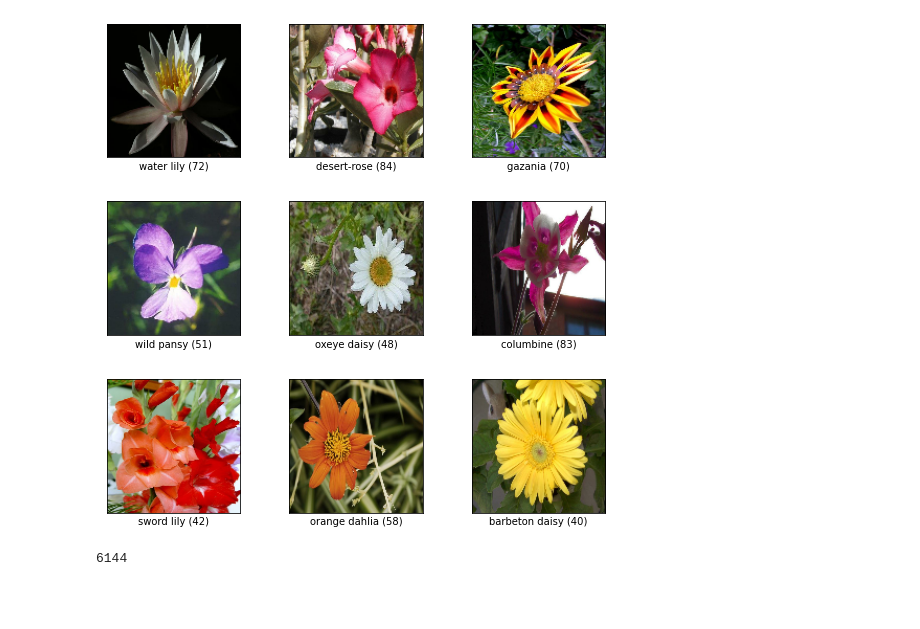
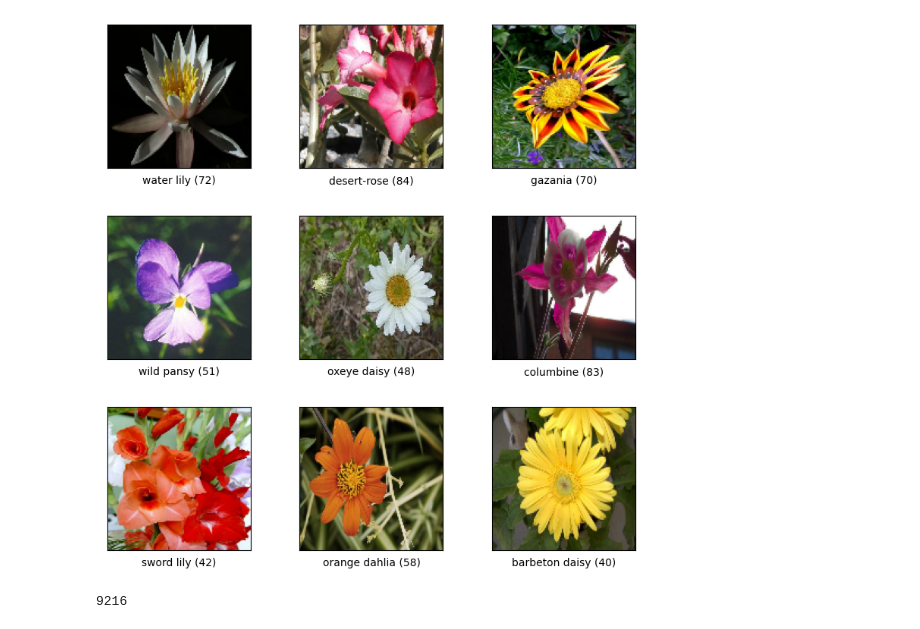
Before and after one commit to mud66/Int2, a Jupyter notebook: FlowersNNV4 (3).ipynb, the cells around one changed output. Drawn from its saved outputs; the diff is of its cells as text; code cells hidden in the pictures; blank space fills up the shorter version.

```diff
--- a/FlowersNNV4 (3).ipynb
+++ b/FlowersNNV4 (3).ipynb
@@ -24,6 +24,7 @@ import random
 
 #This gets the images ready
 shape = (128, 128, 3)
+big_shape = (200,200,3)
 n_labels = 102
 def normalize_img(img, label):
     img = tf.image.resize(img,shape[:2])
@@ -56,17 +57,18 @@ def randomize_img3(img, label):
     img = tf.image.random_contrast(img,0.3,0.9)
     return (img, label)
 
-def randomize_img4(img, label):
+def randomize_saturation(img, label):
     img = tf.image.random_saturation(img, 0.5,0.9)
     img = tf.image.random_hue(img, 0.2)
     return (img, label)
 
-def randomize_img5(img, label):
+
+def randomize_brightness(img, label):
     img = tf.image.random_brightness(img,0.15)
     img = tf.image.random_contrast(img,0.3,0.9)
     return (img, label)
 
-def randomize_img6(img, label):
+def random_flip_img(img, label):
     img = tf.image.random_flip_left_right(img)
     return (img, label)
 
@@ -74,56 +76,97 @@ def rotate_img(img, label):
     img = tfa.image.rotate(img, angles=0.5)
     return (img, label)
 
+def random_crop(img, label):
+    img = tf.image.resize(img,big_shape[:2])
+    img = tf.image.random_crop(img, (128,128,3))
+    return (img, label)
+
 def random_move_img(img, label):
+    img = tfa.image.rotate(img, angles=random.uniform(-0.5, 0.5))
     img = tfa.image.translate(img, [np.random.random()*30-15,np.random.random()*30-15])
+    return (img, label)
+
+
+
+def random_randomthings(img, label):
+    for i in range (0,random.randint(1,4)):
+        random_value = random.randint(0,6)
+        if random_value == 0:
+            img, label = random_flip_img(img, label)
+        elif random_value == 1:
+            img, label = random_move_img(img, label)
+        elif random_value == 2:
+            img, label = randomize_brightness(img, label)
+        elif random_value == 3:
+            img, label = randomize_brightness(img, label)
+        elif random_value == 4:
+            img, label = randomize_saturation(img, label)
+        elif random_value == 5:
+            img =  tf.image.random_contrast(img,0.3,0.9)
+        # elif random_value == 6:
+        #     img, label = random_crop(img, label)
+
     return (img, label)
 
 
 AUTOTUNE = tf.data.experimental.AUTOTUNE
 BATCH_SIZE = 64
 ds_train = ds_train.map(normalize_img, num_parallel_calls=AUTOTUNE)
-ds_aug_train = ds_train.map(randomize_img1)
 
-
-ds_aug_train2 = ds_train.map(randomize_img2)
+ds_aug_train = ds_train.map(random_randomthings)
+ds_aug_train2 = ds_train.map(random_randomthings)
 ds_temp_train = ds_aug_train.concatenate(ds_aug_train2)
 
-ds_aug_train = ds_train.map(randomize_img5)
+ds_aug_train = ds_train.map(random_move_img)
 ds_temp_train = ds_temp_train.concatenate(ds_aug_train)
 
-ds_aug_train = ds_train.map(rotate_img)
-ds_aug_train = ds_aug_train.map(random_move_img)
+ds_aug_train = ds_train.map(random_randomthings)
 ds_temp_train = ds_temp_train.concatenate(ds_aug_train)
 
-ds_aug_train = ds_train.map(rotate_img)
-ds_aug_train = ds_aug_train.map(random_move_img)
-ds_aug_train = ds_aug_train.map(randomize_img5)
-ds_aug_train = ds_aug_train.map(randomize_img3)
+ds_aug_train = ds_train.map(random_randomthings)
 ds_temp_train = ds_temp_train.concatenate(ds_aug_train)
+
+ds_aug_train = ds_train.map(random_randomthings)
+ds_temp_train = ds_temp_train.concatenate(ds_aug_train)
+
+ds_aug_train = ds_train.map(random_randomthings)
+ds_temp_train = ds_temp_train.concatenate(ds_aug_train)
+
+ds_aug_train = ds_train.map(random_randomthings)
+ds_temp_train = ds_temp_train.concatenate(ds_aug_train)
+
+# ds_aug_train = ds_train.map(random_crop)
+# ds_temp_train = ds_temp_train.concatenate(ds_aug_train)
+
+# ds_aug_train = ds_train.map(random_crop)
+# ds_aug_train = ds_aug_train.map(random_randomthings)
+# ds_aug_train = ds_aug_train.map(random_move_img)
+# ds_aug_train = ds_aug_train.map(randomize_brightness)
+# ds_temp_train = ds_temp_train.concatenate(ds_aug_train)
 
 ds_train = ds_train.concatenate(ds_temp_train)
 
 tfds.visualization.show_examples(ds_train, ds_info)
 ds_train = ds_train.cache()
 ds_train = ds_train.shuffle(1000)
 ds_train = ds_train.batch(BATCH_SIZE)
 ds_train = ds_train.prefetch(AUTOTUNE)
 
 ds_test = ds_test.map(normalize_img, num_parallel_calls=AUTOTUNE)
 ds_test = ds_test.batch(BATCH_SIZE)
 ds_test = ds_test.prefetch(AUTOTUNE)
 
 ds_val = ds_val.map(normalize_img, num_parallel_calls=AUTOTUNE)
 ds_val = ds_val.cache()
 ds_val = ds_val.shuffle(1000)
 ds_val = ds_val.batch(BATCH_SIZE)
 ds_val = ds_val.prefetch(AUTOTUNE)
 # %% [output]
-[figure, old version]
+[figure, new version]
 # %%
 print(ds_train.cardinality().numpy() * BATCH_SIZE)
 # %% [output]
-6144
+9216
 # %%
 #Making the NN model
 # model = tf.keras.Sequential([
```
Also changed, not shown: parts of 5 cells of this notebook.
